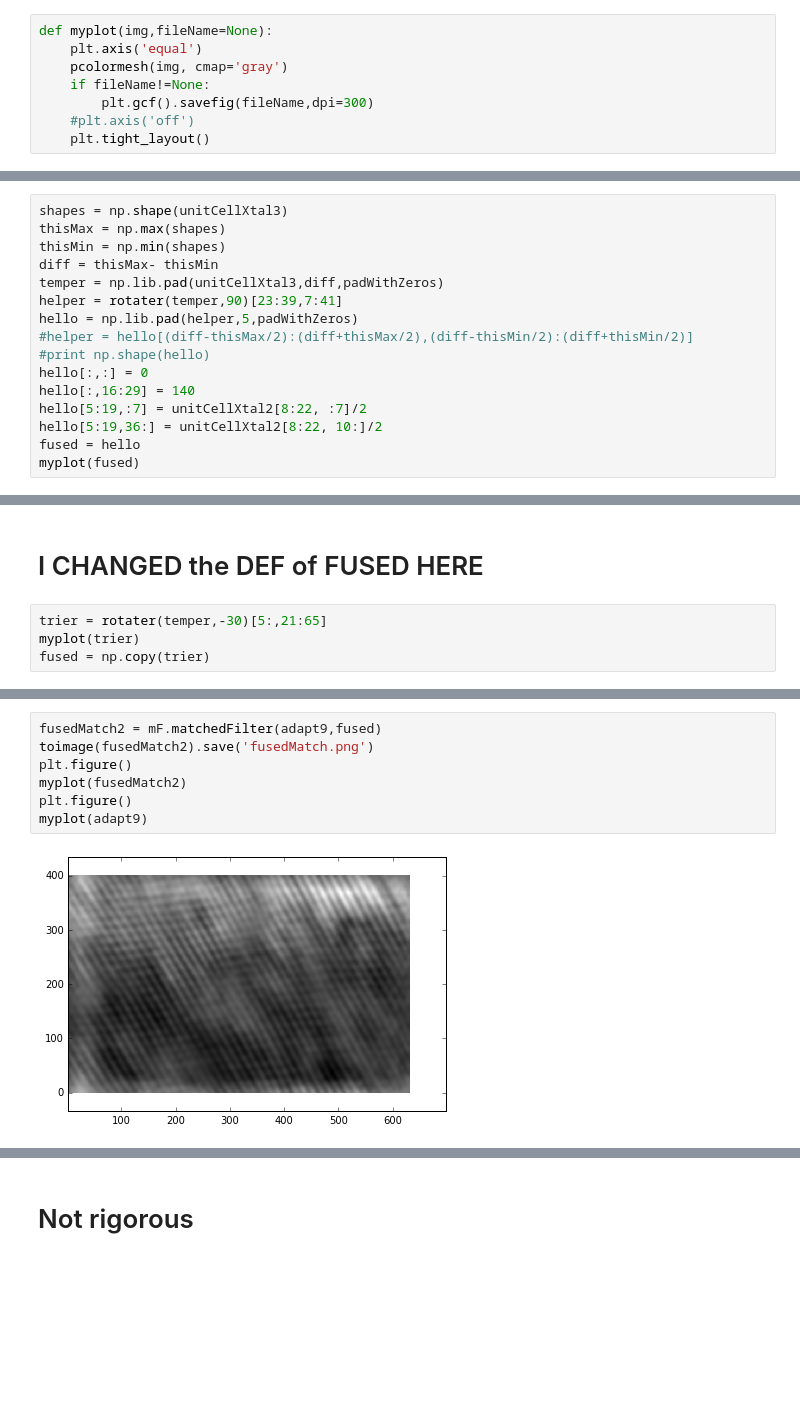
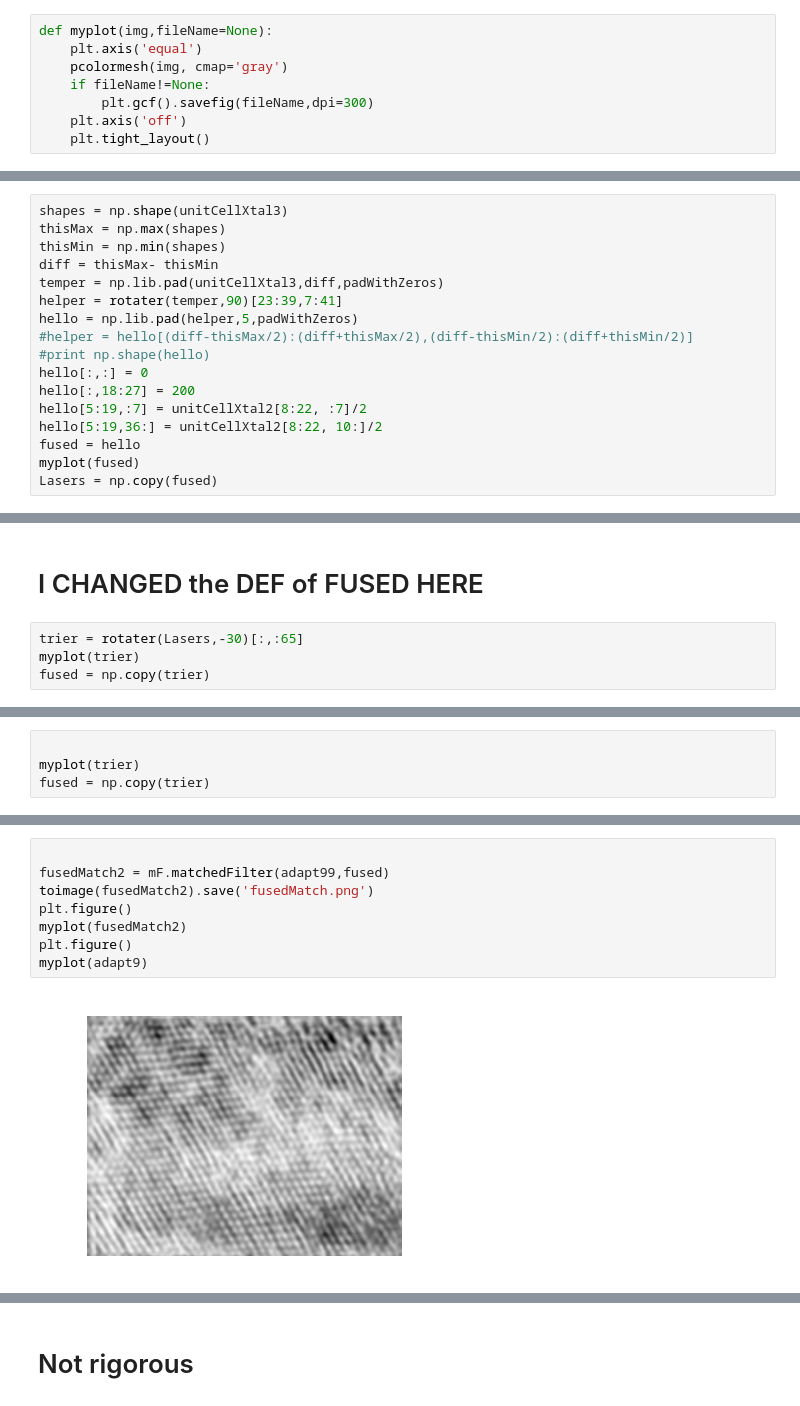
Before and after one commit to huskeypm/sparkdetection, a Jupyter notebook: roc/Real_ROC.ipynb, the cells around one changed output, grey strips where cells are left out. Saved outputs shown, nothing was run; the diff lists cells and outputs as text; blank space fills up the shorter version.

```diff
--- a/roc/Real_ROC.ipynb
+++ b/roc/Real_ROC.ipynb
@@ -17,7 +17,7 @@ def myplot(img,fileName=None):
     pcolormesh(img, cmap='gray')
     if fileName!=None:
         plt.gcf().savefig(fileName,dpi=300)
-    #plt.axis('off')
+    plt.axis('off')
     plt.tight_layout()
 # %%
 def ReadImg(fileName):
@@ -310,9 +334,10 @@ hello = np.lib.pad(helper,5,padWithZeros)
 #helper = hello[(diff-thisMax/2):(diff+thisMax/2),(diff-thisMin/2):(diff+thisMin/2)]
 #print np.shape(hello)
 hello[:,:] = 0
-hello[:,16:29] = 140
+hello[:,18:27] = 200
 hello[5:19,:7] = unitCellXtal2[8:22, :7]/2
 hello[5:19,36:] = unitCellXtal2[8:22, 10:]/2
 fused = hello
 myplot(fused)
+Lasers = np.copy(fused)
 # %% [output]
@@ -327,7 +354,7 @@ myplot(temper)
 # %% [markdown]
 # I CHANGED the DEF of FUSED HERE
 # %%
-trier = rotater(temper,-30)[5:,21:65]
+trier = rotater(Lasers,-30)[:,:65]
 myplot(trier)
 fused = np.copy(trier)
 # %% [output]
@@ -334,0 +362,4 @@ fused = np.copy(trier)
+# %%
+
+myplot(trier)
+fused = np.copy(trier)
@@ -335,9 +368,10 @@ fused = np.copy(trier)
 # %%
-fusedMatch2 = mF.matchedFilter(adapt9,fused)
+
+fusedMatch2 = mF.matchedFilter(adapt99,fused)
 toimage(fusedMatch2).save('fusedMatch.png')
 plt.figure()
 myplot(fusedMatch2)
 plt.figure()
 myplot(adapt9)
 # %% [output]
-[figure, old version]
+[figure, new version]
```
Also changed, not shown: parts of 33 cells of this notebook, 3 other files.
